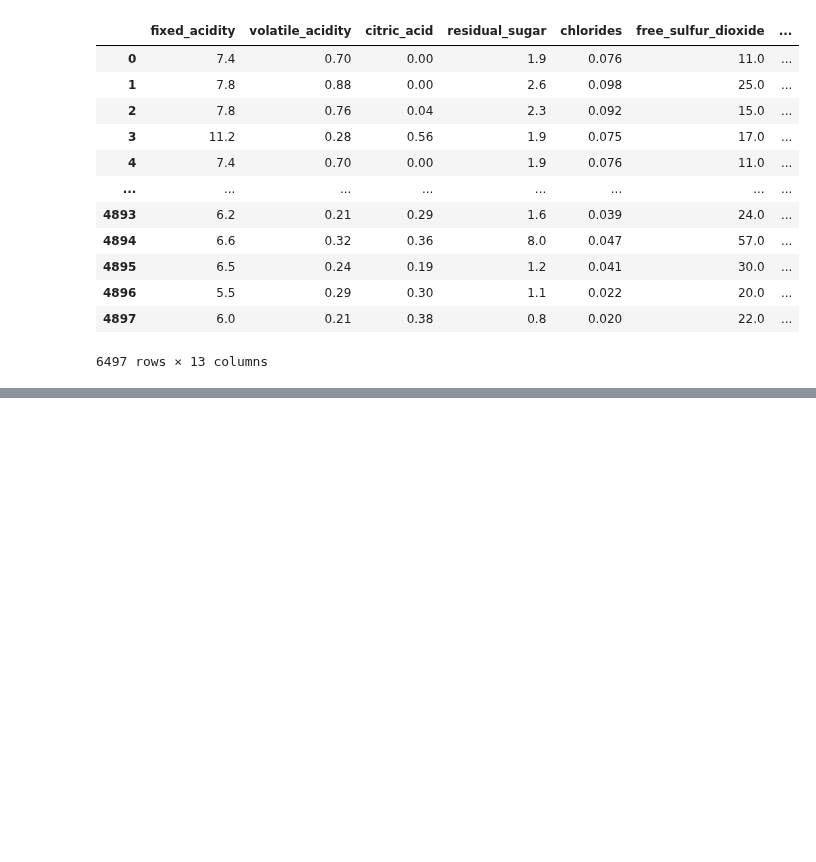
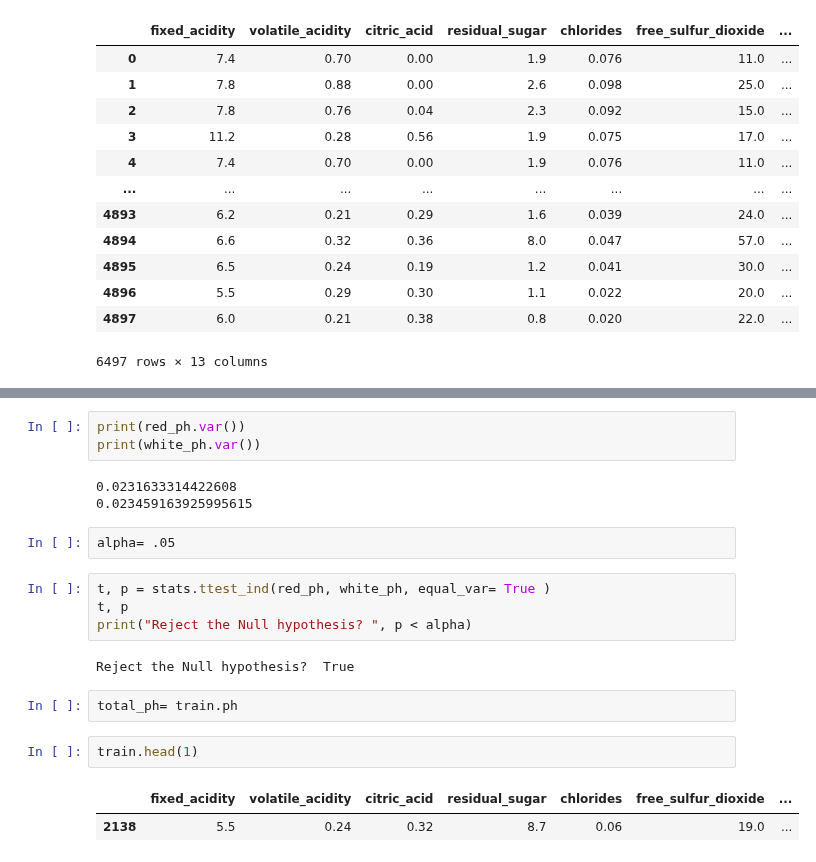
Before and after one commit to wine-clustering-project/wine-cluster, a Jupyter notebook: E_workbook.ipynb, the cells around one changed output, grey strips where cells are left out. Saved outputs shown, nothing was run; the diff lists cells and outputs as text; blank space fills up the shorter version.

```diff
--- a/E_workbook.ipynb
+++ b/E_workbook.ipynb
@@ -55,0 +123,21 @@ combined_wines
+# %%
+print(red_ph.var())
+print(white_ph.var())
+# %% [output]
+0.0231633314422608
+0.023459163925995615
+# %%
+alpha= .05
+# %%
+t, p = stats.ttest_ind(red_ph, white_ph, equal_var= True )
+t, p
+print("Reject the Null hypothesis? ", p < alpha)
+# %% [output]
+Reject the Null hypothesis?  True
+# %%
+total_ph= train.ph
+# %%
+train.head(1)
+# %% [output]
+|  | fixed_acidity | volatile_acidity | citric_acid | residual_sugar | chlorides | free_sulfur_dioxide | ... |
+| 2138 | 5.5 | 0.24 | 0.32 | 8.7 | 0.06 | 19.0 | ... |
```
Also changed, not shown: parts of 27 cells of this notebook.
